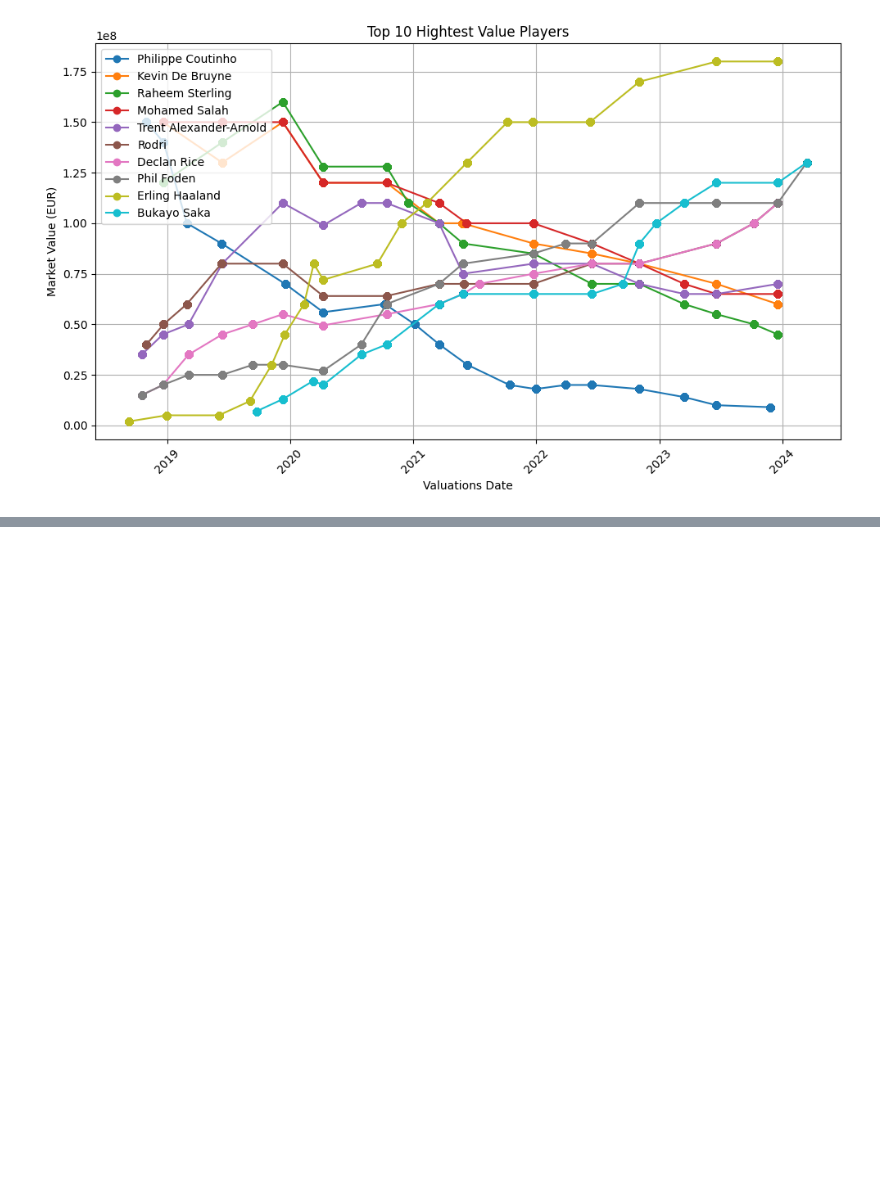
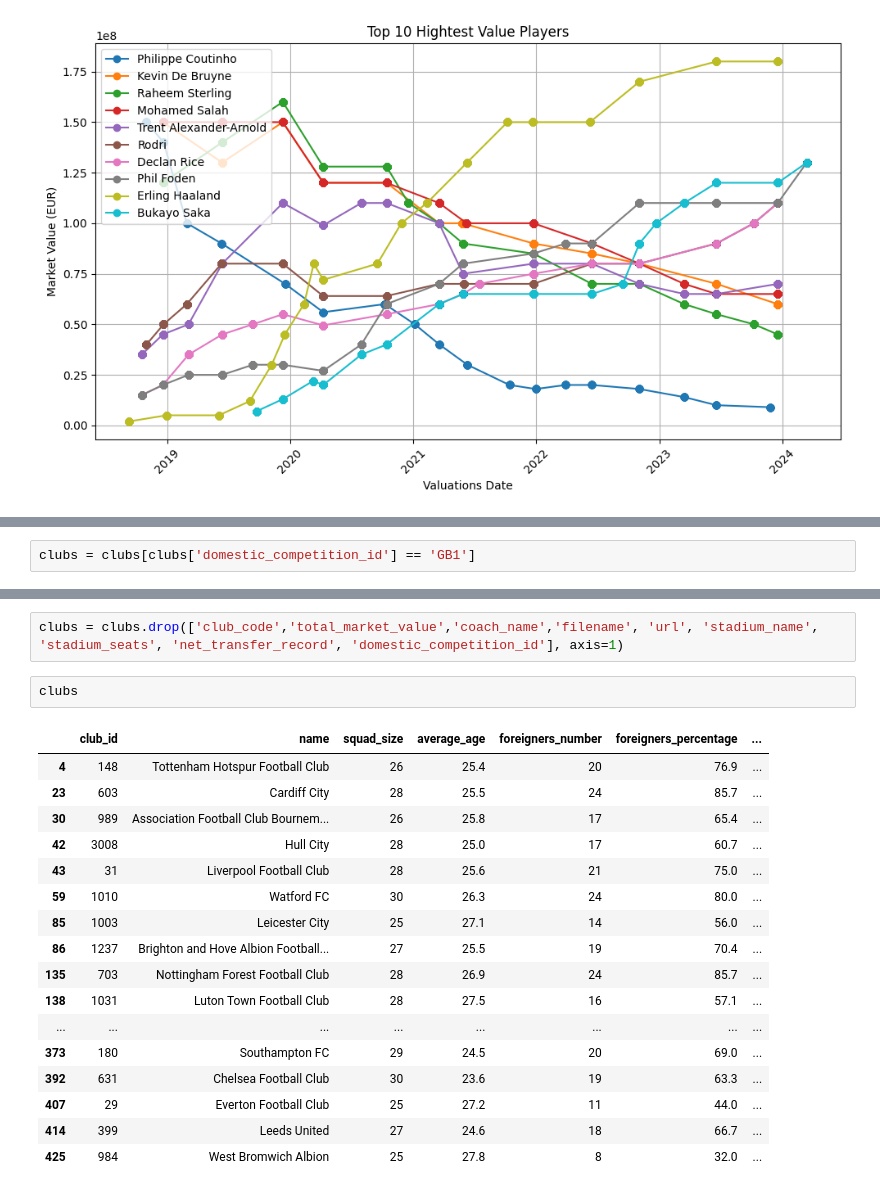
Before and after one commit to MijeongKim0533/PJ_Best_Combination, a Jupyter notebook: SY/240403.ipynb, the cells around one changed output, grey strips where cells are left out. Cells and saved outputs as stored; diff of their text form; blank space fills up the shorter version.

```diff
--- a/SY/240403.ipynb
+++ b/SY/240403.ipynb
@@ -257,0 +446,2 @@ plt.show()
+# %%
+clubs = clubs[clubs['domestic_competition_id'] == 'GB1']
@@ -257,0 +457,22 @@ plt.show()
+# %%
+clubs = clubs.drop(['club_code','total_market_value','coach_name','filename', 'url', 'stadium_name', 'stadium_seats', 'net_transfer_record', 'domestic_competition_id'], axis=1)
+# %%
+clubs
+# %% [output]
+|  | club_id | name | squad_size | average_age | foreigners_number | foreigners_percentage | ... |
+| 4 | 148 | Tottenham Hotspur Football Club | 26 | 25.4 | 20 | 76.9 | ... |
+| 23 | 603 | Cardiff City | 28 | 25.5 | 24 | 85.7 | ... |
+| 30 | 989 | Association Football Club Bournem... | 26 | 25.8 | 17 | 65.4 | ... |
+| 42 | 3008 | Hull City | 28 | 25.0 | 17 | 60.7 | ... |
+| 43 | 31 | Liverpool Football Club | 28 | 25.6 | 21 | 75.0 | ... |
+| 59 | 1010 | Watford FC | 30 | 26.3 | 24 | 80.0 | ... |
+| 85 | 1003 | Leicester City | 25 | 27.1 | 14 | 56.0 | ... |
+| 86 | 1237 | Brighton and Hove Albion Football... | 27 | 25.5 | 19 | 70.4 | ... |
+| 135 | 703 | Nottingham Forest Football Club | 28 | 26.9 | 24 | 85.7 | ... |
+| 138 | 1031 | Luton Town Football Club | 28 | 27.5 | 16 | 57.1 | ... |
+| ... | ... | ... | ... | ... | ... | ... | ... |
+| 373 | 180 | Southampton FC | 29 | 24.5 | 20 | 69.0 | ... |
+| 392 | 631 | Chelsea Football Club | 30 | 23.6 | 19 | 63.3 | ... |
+| 407 | 29 | Everton Football Club | 25 | 27.2 | 11 | 44.0 | ... |
+| 414 | 399 | Leeds United | 27 | 24.6 | 18 | 66.7 | ... |
+| 425 | 984 | West Bromwich Albion | 25 | 27.8 | 8 | 32.0 | ... |
```
Also changed, not shown: parts of 29 cells of this notebook.
